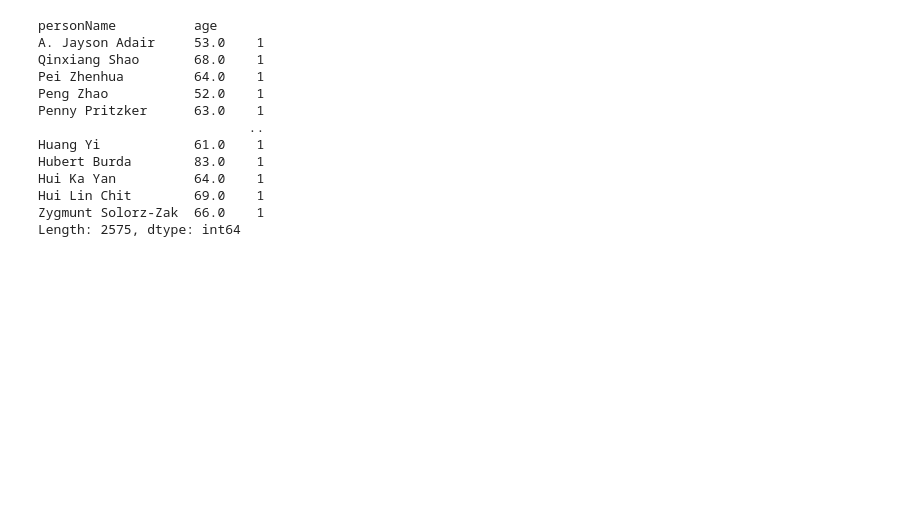
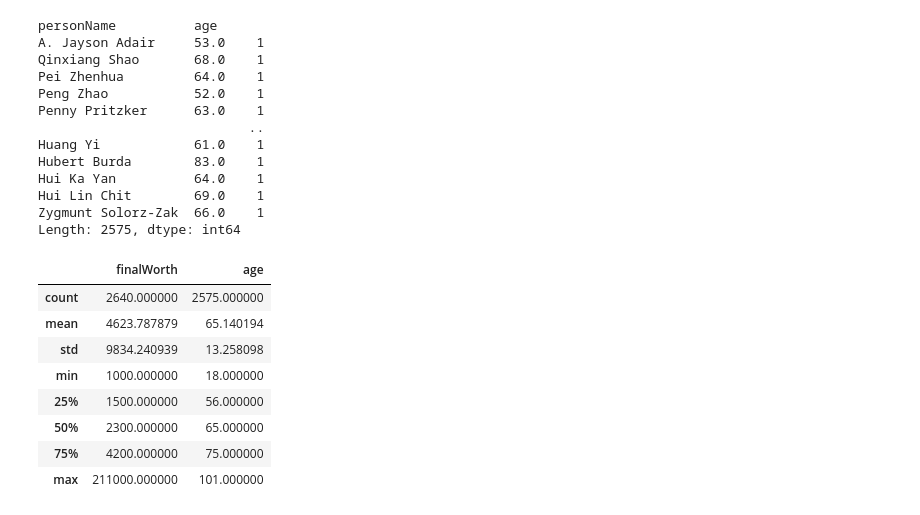
Before and after one commit to Arokiarajan1/Arokiabackup, a Jupyter notebook: Basic_Fundamental.ipynb, the cells around one changed output. Saved outputs shown, nothing was run; the diff lists cells and outputs as text; code cells hidden in the pictures; blank space fills up the shorter version.

```diff
--- a/Basic_Fundamental.ipynb
+++ b/Basic_Fundamental.ipynb
@@ -100,3 +100,15 @@ Hui Ka Yan          64.0    1
 Hui Lin Chit        69.0    1
 Zygmunt Solorz-Zak  66.0    1
 Length: 2575, dtype: int64
+# %%
+df[['finalWorth','age']].describe()
+# %% [output]
+|  | finalWorth | age |
+| count | 2640.000000 | 2575.000000 |
+| mean | 4623.787879 | 65.140194 |
+| std | 9834.240939 | 13.258098 |
+| min | 1000.000000 | 18.000000 |
+| 25% | 1500.000000 | 56.000000 |
+| 50% | 2300.000000 | 65.000000 |
+| 75% | 4200.000000 | 75.000000 |
+| max | 211000.000000 | 101.000000 |
```
Also changed, not shown: parts of 3 cells of this notebook.
